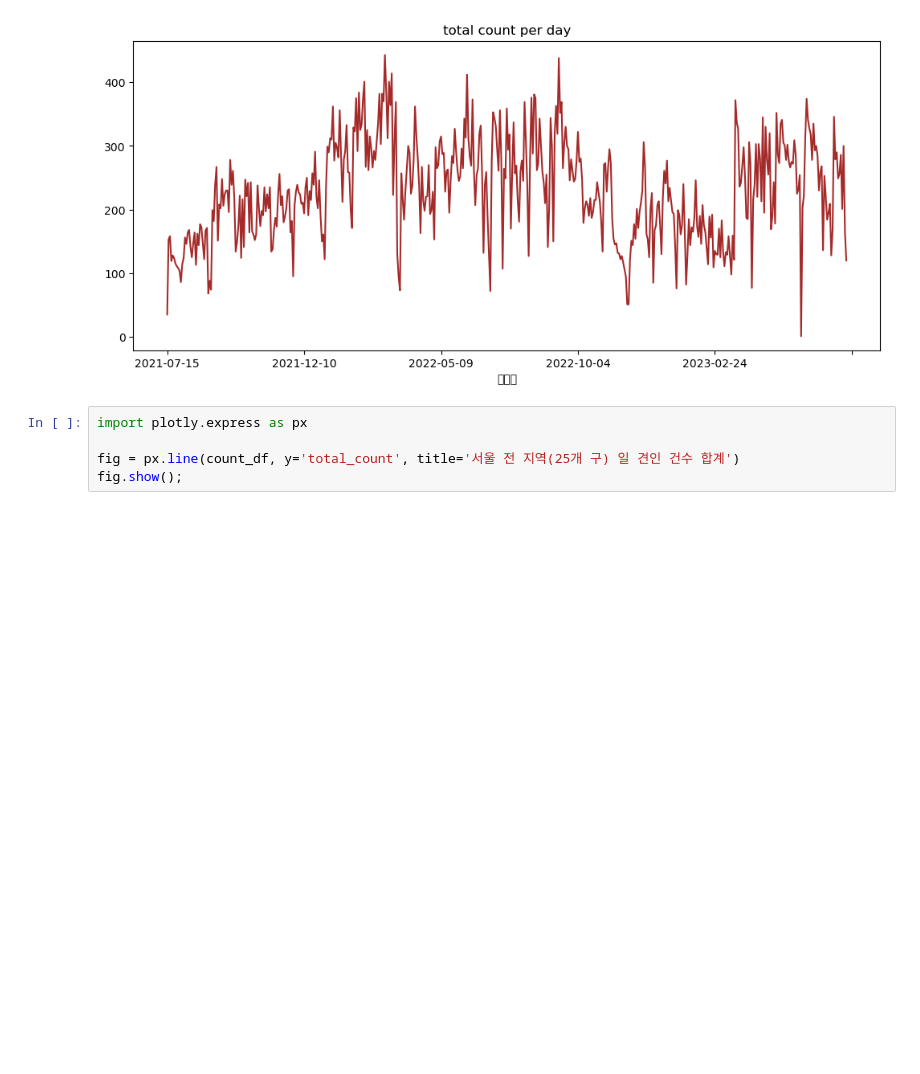
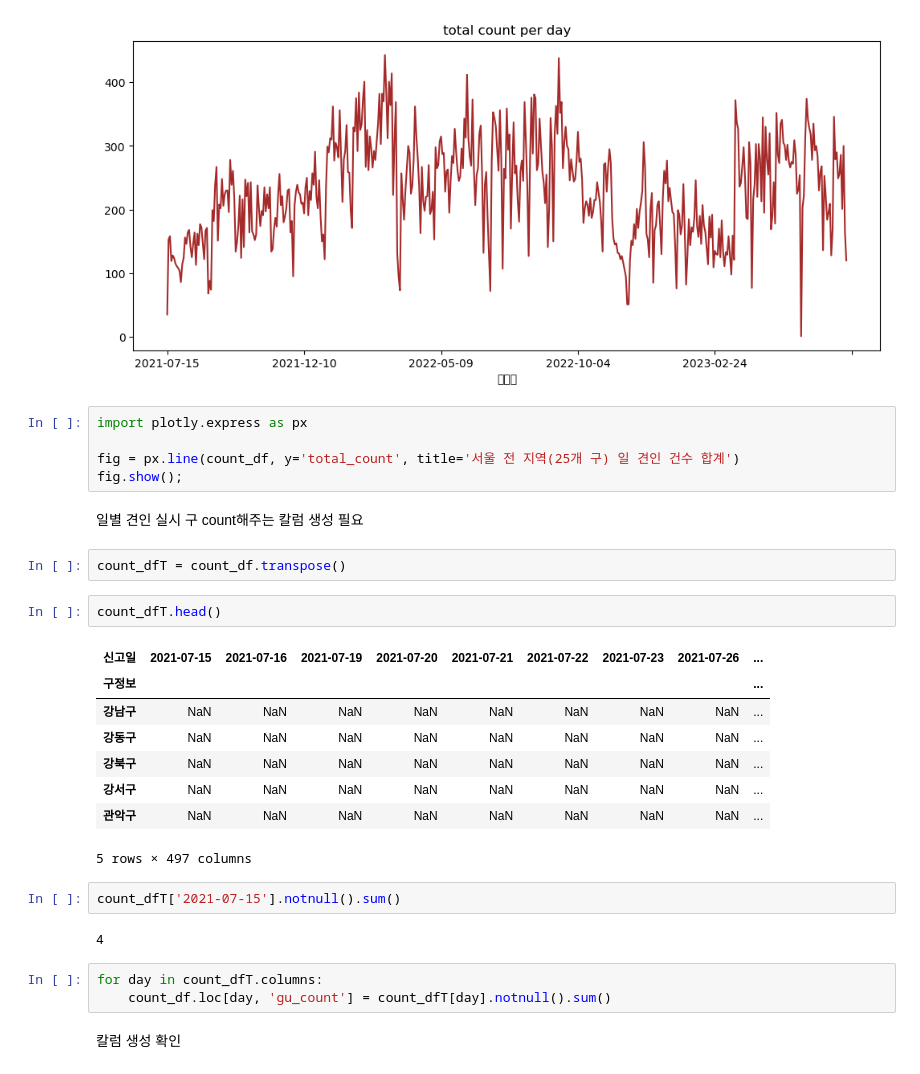
Before and after one commit to dragon11112222/kickboard_towaway_parking_seoul, a Jupyter notebook: 231026visualization.ipynb, the cells around one changed output. Cells and saved outputs as stored; diff of their text form; blank space fills up the shorter version.

Commit message:
일별 견인실시 구 count
- 구별 집계한 df를 transpose
- 거기서 notnull만 골라서 sum
- 결과값을 원래 구별 집계 df의 새로운 칼럼 gu_count에 기재
- plotly.express 그래프

```diff
--- a/231026visualization.ipynb
+++ b/231026visualization.ipynb
@@ -203,3 +203,27 @@ import plotly.express as px
 
 fig = px.line(count_df, y='total_count', title='서울 전 지역(25개 구) 일 견인 건수 합계')
 fig.show();
+# %% [markdown]
+일별 견인 실시 구 count해주는 칼럼 생성 필요
+# %%
+count_dfT = count_df.transpose()
+# %%
+count_dfT.head()
+# %% [output]
+| 신고일 | 2021-07-15 | 2021-07-16 | 2021-07-19 | 2021-07-20 | 2021-07-21 | 2021-07-22 | 2021-07-23 | 2021-07-26 | ... |
+| 구정보 |  |  |  |  |  |  |  |  | ... |
+| 강남구 | NaN | NaN | NaN | NaN | NaN | NaN | NaN | NaN | ... |
+| 강동구 | NaN | NaN | NaN | NaN | NaN | NaN | NaN | NaN | ... |
+| 강북구 | NaN | NaN | NaN | NaN | NaN | NaN | NaN | NaN | ... |
+| 강서구 | NaN | NaN | NaN | NaN | NaN | NaN | NaN | NaN | ... |
+| 관악구 | NaN | NaN | NaN | NaN | NaN | NaN | NaN | NaN | ... |
+5 rows × 497 columns
+# %%
+count_dfT['2021-07-15'].notnull().sum()
+# %% [output]
+4
+# %%
+for day in count_dfT.columns:
+    count_df.loc[day, 'gu_count'] = count_dfT[day].notnull().sum()
+# %% [markdown]
+칼럼 생성 확인
```
Also changed, not shown: parts of 2 cells of this notebook.
